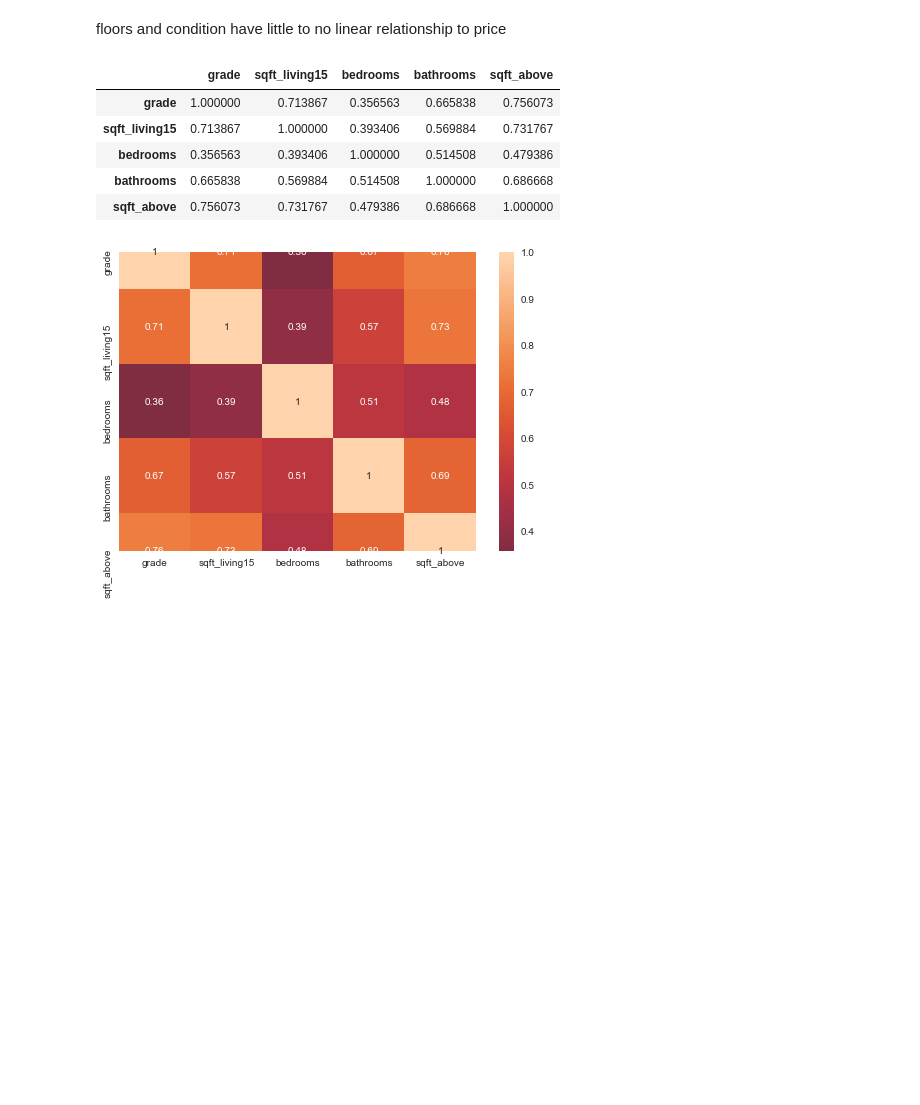
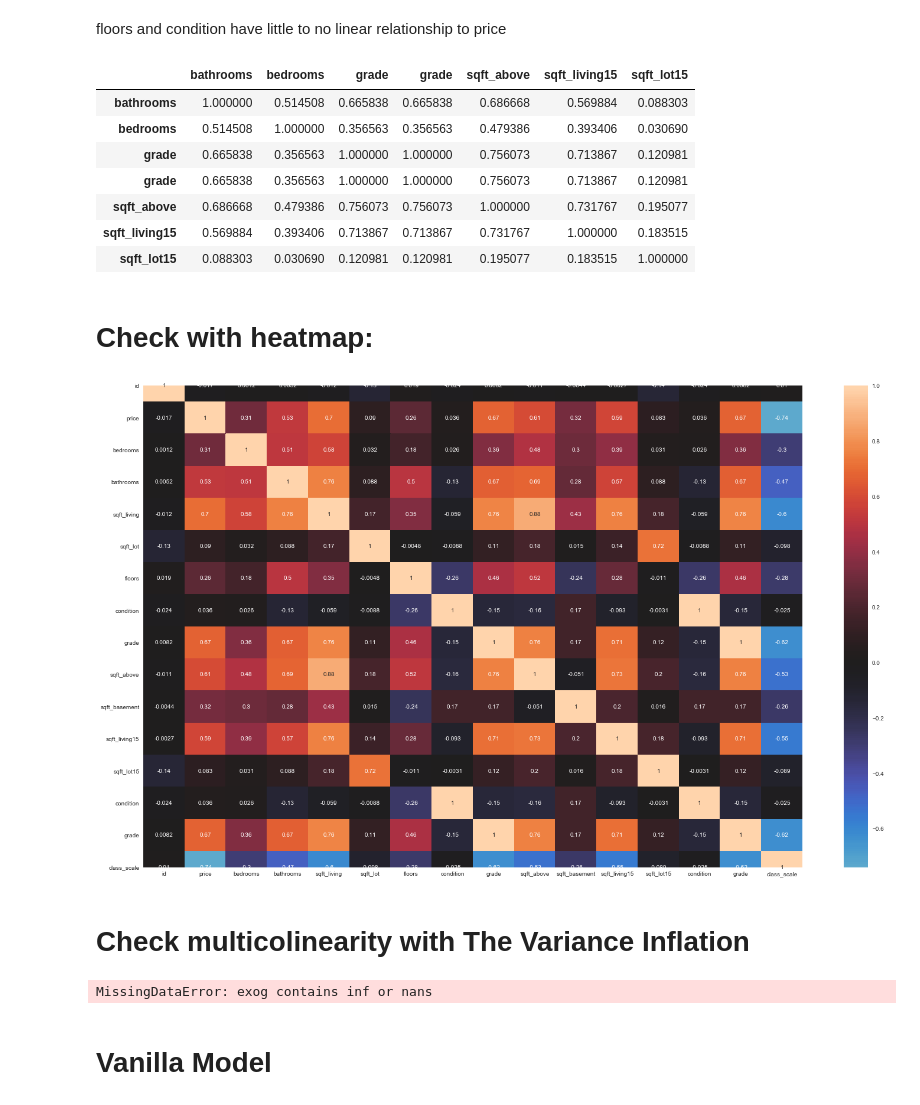
Before and after one commit to garseed/project2, a Jupyter notebook: michaels_workbook.ipynb, the cells around one changed output. Saved outputs shown, nothing was run; the diff lists cells and outputs as text; code cells hidden in the pictures; blank space fills up the shorter version.

```diff
--- a/michaels_workbook.ipynb
+++ b/michaels_workbook.ipynb
@@ -194,0 +220,3 @@ df.date = pd.to_datetime(df.date)
+# %%
+drop_vars = ['date', 'yr_built', 'yr_renovated', 'zipcode','lat','long']
+df.drop(columns=drop_vars, axis=1, inplace=True)
@@ -194,0 +232,5 @@ df.date = pd.to_datetime(df.date)
+# %%
+con_feats = ['sqft_living', 'sqft_lot', 'floors', 'sqft_above', 'sqft_basement','sqft_living15','sqft_lot15']
+cat_feats = ['condition', 'grade']
+# %%
+dummy = pd.get_dummies(df[cat_feats], drop_first=True)
@@ -194,0 +253,5 @@ df.date = pd.to_datetime(df.date)
+# %%
+df = pd.concat([df, dummy], axis = 1)
+df = df.drop(['fuel_type', 'cylinders', 'trans_type',
+            'Driven_Wheels', 'num_doors', 'vehicle_size', 'vehicle_style'], axis=1)
+df.info()
@@ -445,13 +536,21 @@ feats = ['bathrooms','bedrooms', 'grade' ,'sqft_above', 'sqft_living15','sqft_lo
 corr = df[feats].corr()
 corr
 # %% [output]
-|  | grade | sqft_living15 | bedrooms | bathrooms | sqft_above |
-| grade | 1.000000 | 0.713867 | 0.356563 | 0.665838 | 0.756073 |
-| sqft_living15 | 0.713867 | 1.000000 | 0.393406 | 0.569884 | 0.731767 |
-| bedrooms | 0.356563 | 0.393406 | 1.000000 | 0.514508 | 0.479386 |
-| bathrooms | 0.665838 | 0.569884 | 0.514508 | 1.000000 | 0.686668 |
-| sqft_above | 0.756073 | 0.731767 | 0.479386 | 0.686668 | 1.000000 |
+|  | bathrooms | bedrooms | grade | grade | sqft_above | sqft_living15 | sqft_lot15 |
+| bathrooms | 1.000000 | 0.514508 | 0.665838 | 0.665838 | 0.686668 | 0.569884 | 0.088303 |
+| bedrooms | 0.514508 | 1.000000 | 0.356563 | 0.356563 | 0.479386 | 0.393406 | 0.030690 |
+| grade | 0.665838 | 0.356563 | 1.000000 | 1.000000 | 0.756073 | 0.713867 | 0.120981 |
+| grade | 0.665838 | 0.356563 | 1.000000 | 1.000000 | 0.756073 | 0.713867 | 0.120981 |
+| sqft_above | 0.686668 | 0.479386 | 0.756073 | 0.756073 | 1.000000 | 0.731767 | 0.195077 |
+| sqft_living15 | 0.569884 | 0.393406 | 0.713867 | 0.713867 | 0.731767 | 1.000000 | 0.183515 |
+| sqft_lot15 | 0.088303 | 0.030690 | 0.120981 | 0.120981 | 0.195077 | 0.183515 | 1.000000 |
+# %% [markdown]
+# Check with heatmap:
 # %%
-sns.heatmap(corr, center=0, annot=True);
+
+plt.figure(figsize=[25,15])
+sns.heatmap(df.corr(), center=0, annot=True);
 # %% [output]
-[figure, old version]
+[figure, new version]
+# %% [markdown]
+# Check multicolinearity with The Variance Inflation
@@ -457,0 +563,8 @@ sns.heatmap(corr, center=0, annot=True);
+# %%
+X = df[x_cols]
+vif = [variance_inflation_factor(X.values, i) for i in range(X.shape[1])]
+list(zip(x_cols, vif))
+# %% [output]
+MissingDataError: exog contains inf or nans
+# %% [markdown]
+# Vanilla Model
```
Also changed, not shown: parts of 71 cells of this notebook.
